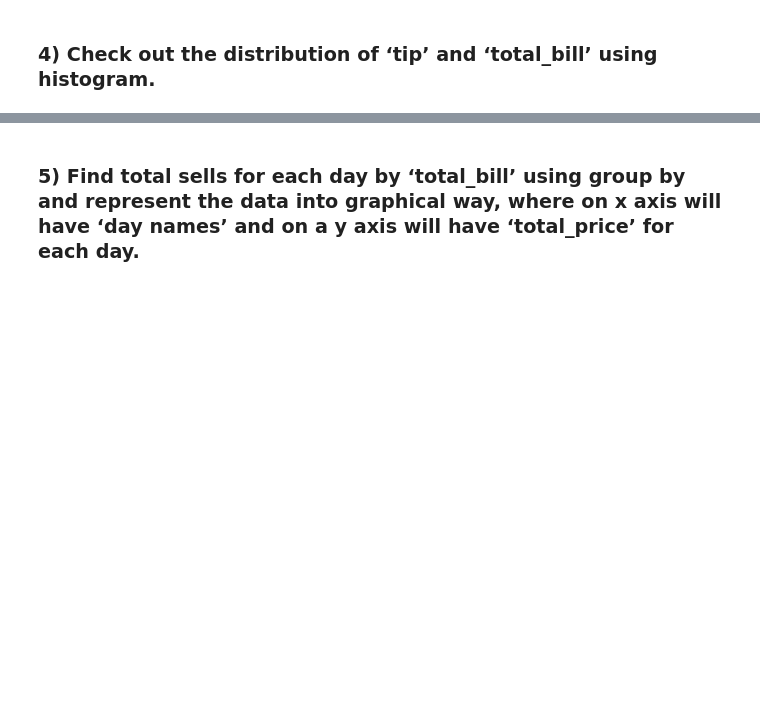
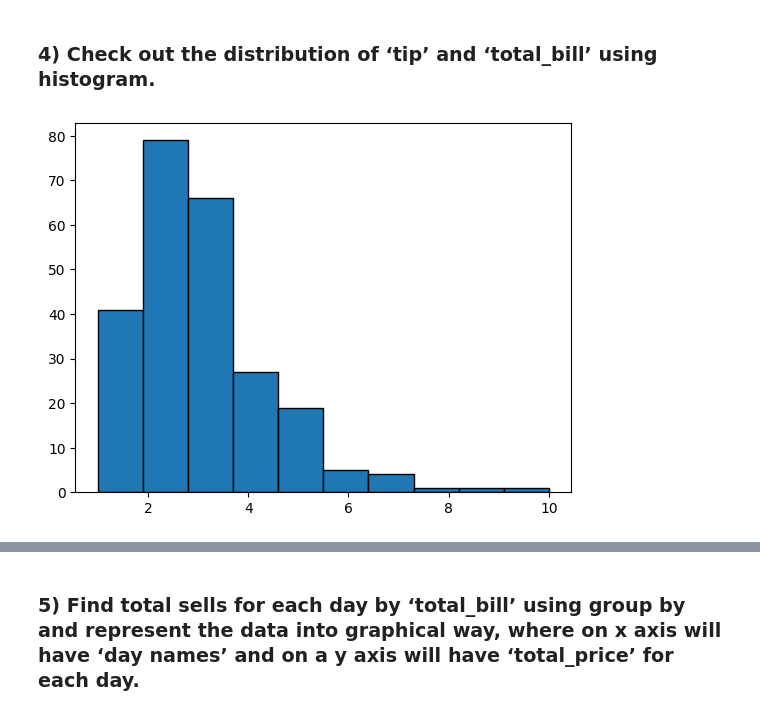
Before and after one commit to suhani132/Ai-Ml, a Jupyter notebook: Day-15.ipynb, the cells around one changed output, grey strips where cells are left out. Saved outputs shown, nothing was run; the diff lists cells and outputs as text; code cells hidden in the pictures; blank space fills up the shorter version.

```diff
--- a/Day-15.ipynb
+++ b/Day-15.ipynb
@@ -7,2 +73,7 @@
 # %% [markdown]
 ### 4) Check out the distribution of ‘tip’ and ‘total_bill’ using histogram.
+# %%
+plt.hist(df['tip'],edgecolor ='k')
+plt.show()
+# %% [output]
+[figure, added]
```
Also changed, not shown: parts of 15 cells of this notebook, 1 other file.
